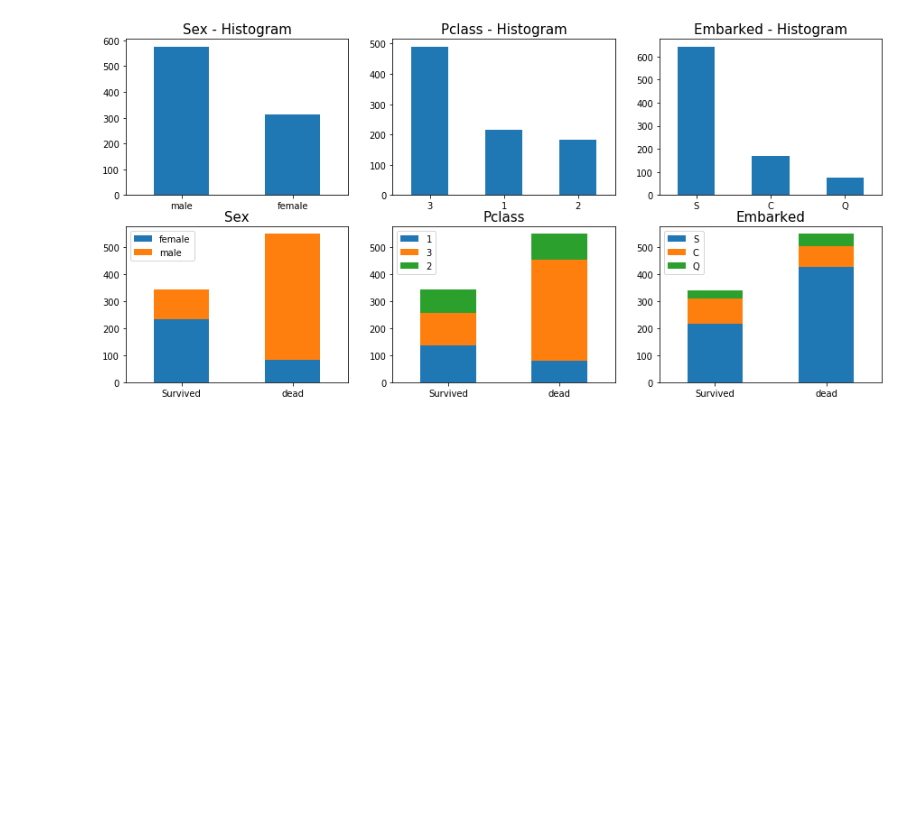
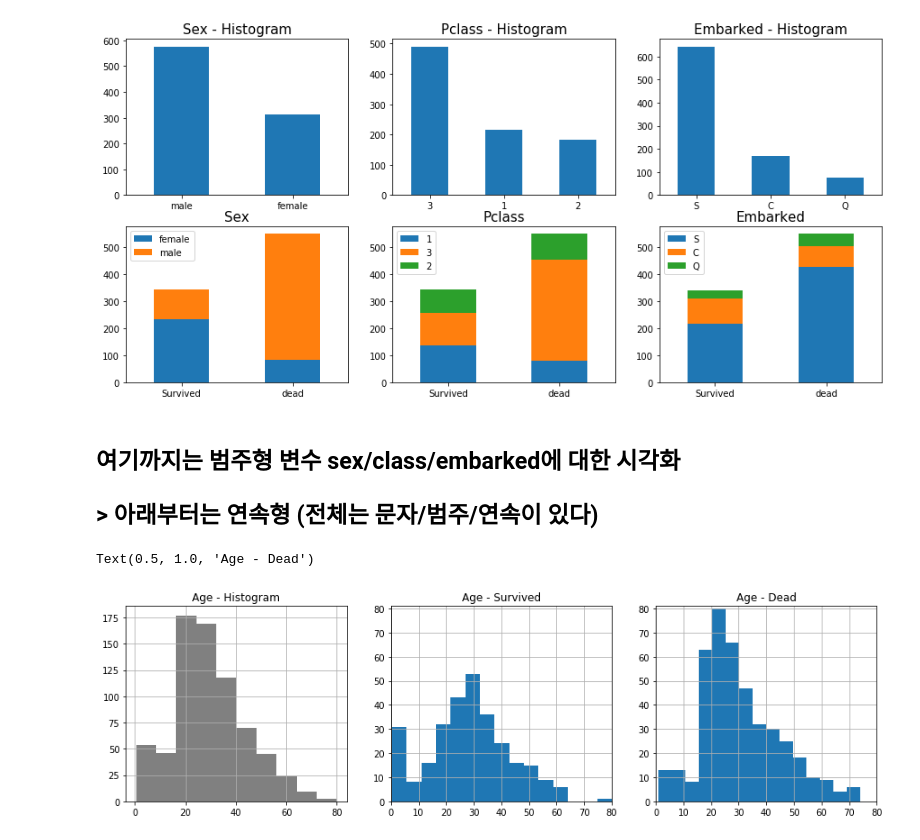
Before and after one commit to InbeomHa/python2020, a Jupyter notebook: answer.ipynb, the cells around one changed output. Cells and saved outputs as stored; diff of their text form; code cells hidden in the pictures; blank space fills up the shorter version.

```diff
--- a/answer.ipynb
+++ b/answer.ipynb
@@ -98,3 +102,25 @@ for i in range(len(eda_cols)):
 plt.show()
 # %% [output]
 [figure]
+# %% [markdown]
+## 여기까지는 범주형 변수 sex/class/embarked에 대한 시각화
+
+## > 아래부터는 연속형 (전체는 문자/범주/연속이 있다)
+# %%
+plt.figure(figsize=(15,4))
+plt.subplot(131)
+df['Age'].hist(bins=10, color='grey')
+plt.title('Age - Histogram')
+
+plt.subplot(132)
+plt.axis([0,80,0,81])
+df[df['Survived'] == 1]['Age'].hist(bins=15)
+plt.title('Age - Survived')
+
+plt.subplot(133)
+plt.axis([0,80,0,81])
+df[df['Survived'] == 0]['Age'].hist(bins=15)
+plt.title('Age - Dead')
+# %% [output]
+Text(0.5, 1.0, 'Age - Dead')
+[figure, added]
```
Also changed, not shown: parts of 20 cells of this notebook.
